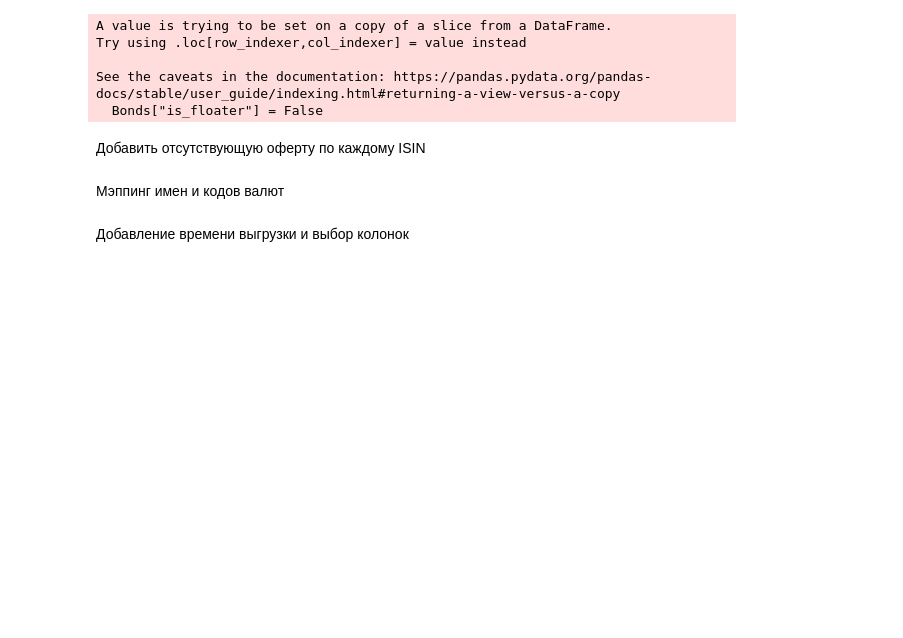
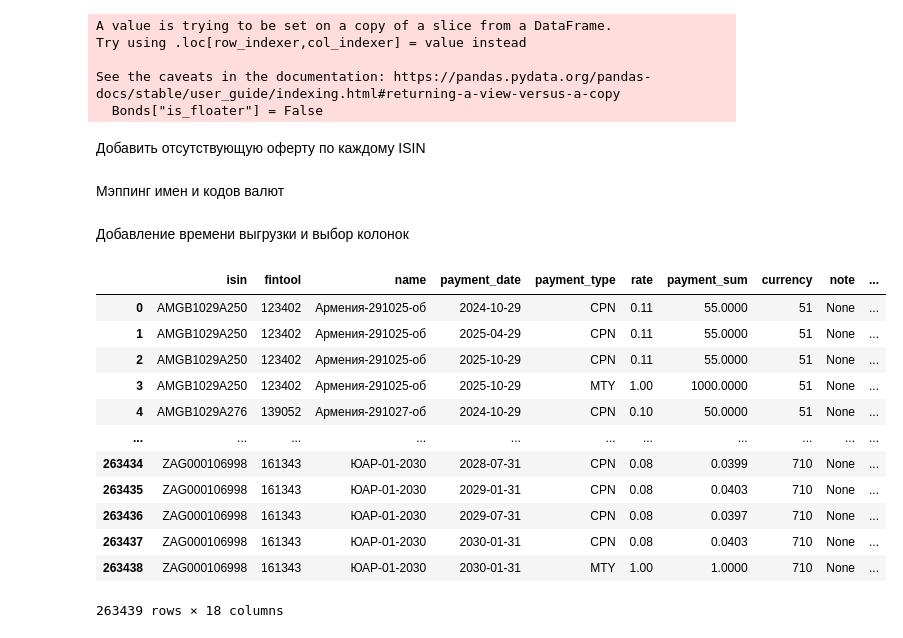
Before and after one commit to alexkobz/insurance, a Jupyter notebook: cash_flows.ipynb, the cells around one changed output. Cells and saved outputs as stored; diff of their text form; code cells hidden in the pictures; blank space fills up the shorter version.

```diff
--- a/cash_flows.ipynb
+++ b/cash_flows.ipynb
@@ -154,3 +254,28 @@ TransformedCalendar.reset_index(drop=True, inplace=True)
+# %%
+TransformedCalendar = TransformedCalendar.merge(CurrencyRate[["FX", "from", "to"]], how='left', left_on=['Currency_temp', 'faceFTName'], right_on=['from', 'to'])
+TransformedCalendar['FX'] = TransformedCalendar['FX'].fillna(1)
+TransformedCalendar['CF'] = TransformedCalendar['pay1Bond'] * TransformedCalendar['FX']
+currencies = pd.read_csv("./data/Input/currencies.csv", header=0, encoding='cp1251', sep=';').set_index("Currency")["Num"]
+TransformedCalendar['Currency'] = TransformedCalendar['faceFTName'].map(currencies).fillna(0).astype(np.int32)
+# %%
+TransformedCalendar = TransformedCalendar[[
+    'isiNcode', 'finToolID', 'nickname', 'eventDate', 'eventType',
+    'value', 'pay1Bond', 'faceFTName', 'note', 'eventTotalVol'
+]].rename(columns={
+    'isiNcode': "isin",
+    'finToolID': "fintool",
+    'nickname': "name",
+    'eventDate': "payment_date",
+    'eventType': "payment_type",
+    'value': "rate",
+    'pay1Bond': "payment_sum",
+    'faceFTName': "currency",
+    'note': "note",
+    'eventTotalVol': 'event_total_vol'
+})
+TransformedCalendar.sort_values(['fintool', 'payment_date', 'payment_type'], inplace=True)
+TransformedCalendar.dropna(subset="isin", inplace=True)
+TransformedCalendar.reset_index(drop=True, inplace=True)
 # %% [markdown]
 #### Шаг 3. Корректировка потока
 # %%
@@ -166,7 +291,7 @@ bonds["note"] = bonds["note"].str.replace('[\n\t\r;,]', '.', regex=True)
 # %%
 bonds.loc[bonds["payment_type"]=="DFLT", "payment_sum"] *= -1
 # %%
-bonds["payment_type_NUM"] = bonds["payment_type"].map({"CPN": 1, "DIV": 1, "CONV": 1,  "CALL": 2, "MTY": 3, "DFLT": 4})
+bonds["payment_type_NUM"] = bonds["payment_type"].map({"CPN": 1, "MTY": 2, "PUT": 3})
 # %%
 bonds["payment_sum"] = bonds["payment_sum"].where(~(bonds['event_total_vol']==0) & ~(bonds["rate"]==0), other=0)
 bonds.loc[(bonds.payment_type=="CALL")&(bonds["payment_date"]>=REPORT_DATE), "payment_sum"] = 0
@@ -189,8 +314,8 @@ bonds["remain_nominal"] = bonds["nominal"] - bonds["paid_nominal"]
 # %% [markdown]
 Флоатеры
 # %%
-floaters_isins = bonds[bonds['coupon_type'].isin(['Переменный', 'Плавающий'])].index
-Floaters = bonds[bonds.index.isin(floaters_isins)]
+# floaters_isins = bonds[bonds['coupon_type'].isin(['Переменный', 'Плавающий'])].index
+Floaters = bonds[bonds.index.isin(FloaterData["fintoolId"])]
 Bonds = bonds[(bonds["payment_date"] > REPORT_DATE) & ~(bonds.index.isin(floaters_isins) | bonds["coupon_type"].isna())]
 # %%
 Floaters_CPN_max = Floaters[Floaters.payment_type=="CPN"].groupby("isin").agg({"rate": "max"})
@@ -245,3 +370,19 @@ bonds = bonds[[
     "isin", "fintool", "name", "payment_date", "payment_type", "rate", "payment_sum", "currency", "note", "event_total_vol",
     "principal_type", "coupon_type", "issue_date", "remain_nominal", "id_payment", "is_floater", "report_date", "export_timestamp"
 ]]
+# %%
+bonds
+# %% [output]
+|  | isin | fintool | name | payment_date | payment_type | rate | payment_sum | currency | note | ... |
+| 0 | AMGB1029A250 | 123402 | Армения-291025-об | 2024-10-29 | CPN | 0.11 | 55.0000 | 51 | None | ... |
+| 1 | AMGB1029A250 | 123402 | Армения-291025-об | 2025-04-29 | CPN | 0.11 | 55.0000 | 51 | None | ... |
+| 2 | AMGB1029A250 | 123402 | Армения-291025-об | 2025-10-29 | CPN | 0.11 | 55.0000 | 51 | None | ... |
+| 3 | AMGB1029A250 | 123402 | Армения-291025-об | 2025-10-29 | MTY | 1.00 | 1000.0000 | 51 | None | ... |
+| 4 | AMGB1029A276 | 139052 | Армения-291027-об | 2024-10-29 | CPN | 0.10 | 50.0000 | 51 | None | ... |
+| ... | ... | ... | ... | ... | ... | ... | ... | ... | ... | ... |
+| 263434 | ZAG000106998 | 161343 | ЮАР-01-2030 | 2028-07-31 | CPN | 0.08 | 0.0399 | 710 | None | ... |
+| 263435 | ZAG000106998 | 161343 | ЮАР-01-2030 | 2029-01-31 | CPN | 0.08 | 0.0403 | 710 | None | ... |
+| 263436 | ZAG000106998 | 161343 | ЮАР-01-2030 | 2029-07-31 | CPN | 0.08 | 0.0397 | 710 | None | ... |
+| 263437 | ZAG000106998 | 161343 | ЮАР-01-2030 | 2030-01-31 | CPN | 0.08 | 0.0403 | 710 | None | ... |
+| 263438 | ZAG000106998 | 161343 | ЮАР-01-2030 | 2030-01-31 | MTY | 1.00 | 1.0000 | 710 | None | ... |
+263439 rows × 18 columns
```
Also changed, not shown: parts of 41 cells of this notebook.
